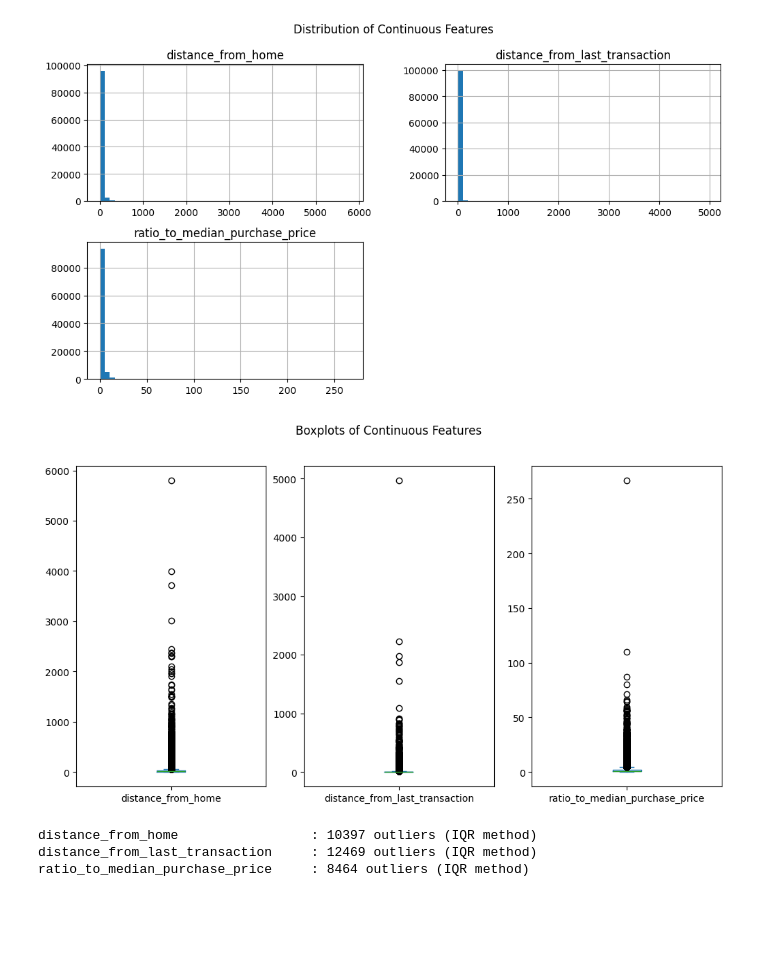
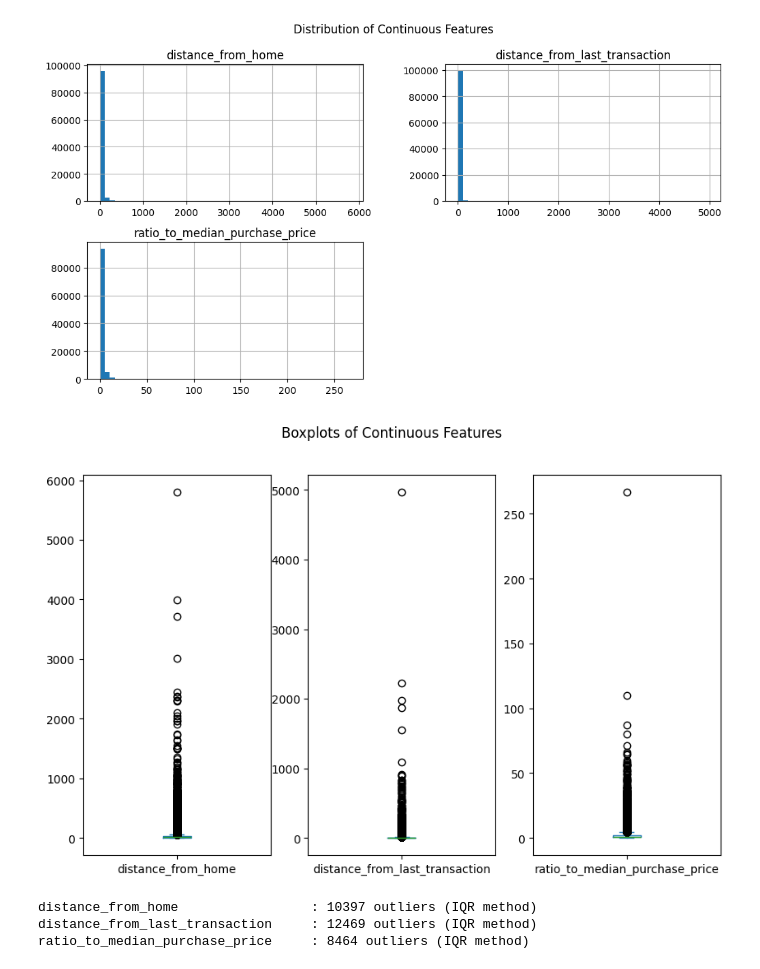
Before and after one commit to JayneLawley/Credit-Card-Fraud-Analysis, a Jupyter notebook: jupyter_notebooks/01 ETL.ipynb, the cells around one changed output. Drawn from its saved outputs; the diff is of its cells as text; code cells hidden in the pictures; blank space fills up the shorter version.

```diff
--- a/jupyter_notebooks/01 ETL.ipynb
+++ b/jupyter_notebooks/01 ETL.ipynb
@@ -223,11 +223,11 @@ plt.show() # display the plots
 [figure]
 # %%
 # Boxplots for continuous variables to check for outliers
-df[cont_cols].plot(kind='box', subplots=True, layout=(1,3), figsize=(12,6)) # plot boxplots for continuous columns
+df[cont_cols].plot(kind='box', subplots=True, layout=(1,3), figsize=(10,6)) # plot boxplots for continuous columns
 plt.suptitle("Boxplots of Continuous Features") # add a title
 plt.show() # display the plots
 # %% [output]
-[figure, old version]
+[figure, new version]
 # %%
 # IQR method to identify outliers
 for col in cont_cols:
```
Also changed, not shown: parts of 6 cells of this notebook.
